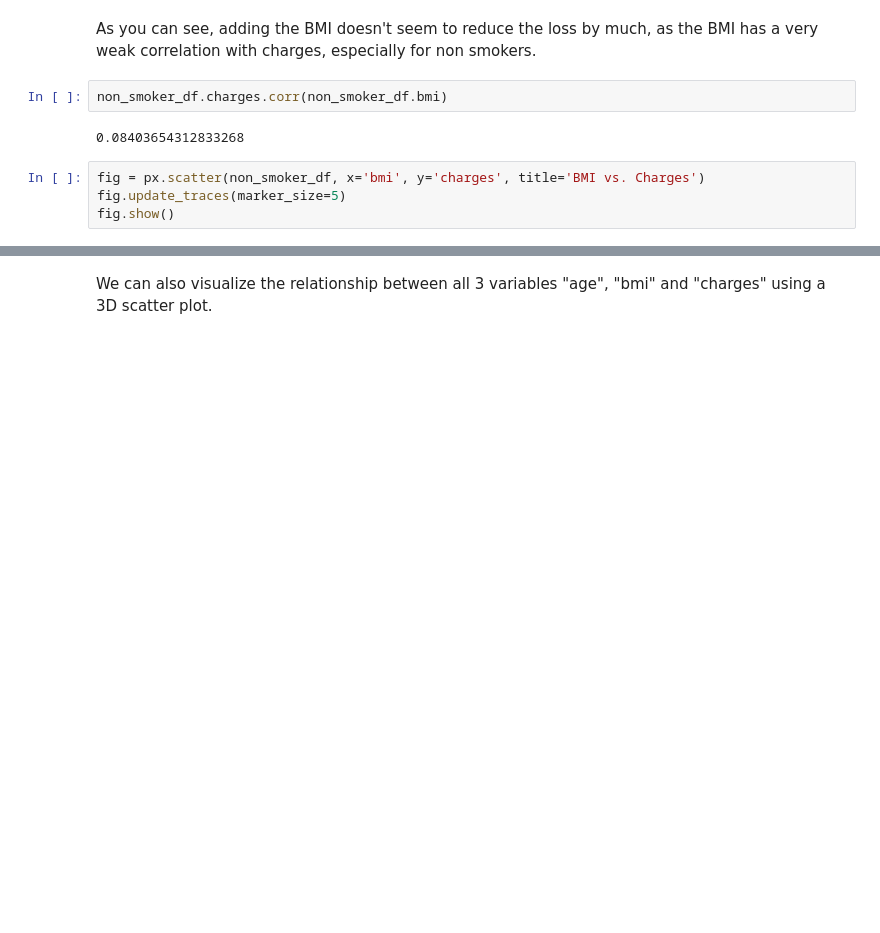
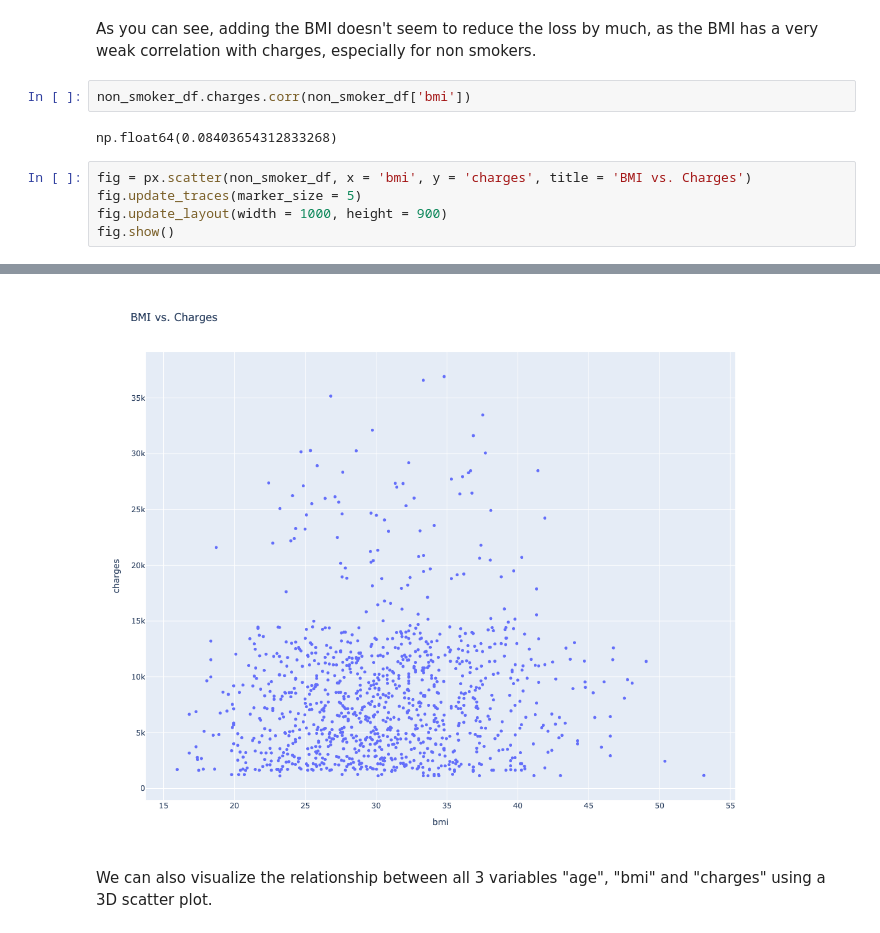
Before and after one commit to sanskar-gh/colab_notebooks, a Jupyter notebook: python-sklearn-linear-regression.ipynb, the cells around one changed output, grey strips where cells are left out. Cells and saved outputs as stored; diff of their text form; blank space fills up the shorter version.

```diff
--- a/python-sklearn-linear-regression.ipynb
+++ b/python-sklearn-linear-regression.ipynb
@@ -981,11 +859,12 @@ Loss: 4662.3128354612945
 # %% [markdown]
 As you can see, adding the BMI doesn't seem to reduce the loss by much, as the BMI has a very weak correlation with charges, especially for non smokers.
 # %%
-non_smoker_df.charges.corr(non_smoker_df.bmi)
+non_smoker_df.charges.corr(non_smoker_df['bmi'])
 # %% [output]
-0.08403654312833268
+np.float64(0.08403654312833268)
 # %%
-fig = px.scatter(non_smoker_df, x='bmi', y='charges', title='BMI vs. Charges')
-fig.update_traces(marker_size=5)
+fig = px.scatter(non_smoker_df, x = 'bmi', y = 'charges', title = 'BMI vs. Charges')
+fig.update_traces(marker_size = 5)
+fig.update_layout(width = 1000, height = 900)
 fig.show()
 # %% [output]
@@ -993,3 +871,4 @@ fig.show()
+[figure, added]
 # %% [markdown]
 We can also visualize the relationship between all 3 variables "age", "bmi" and "charges" using a 3D scatter plot.
 # %%
```
Also changed, not shown: parts of 46 cells of this notebook.
